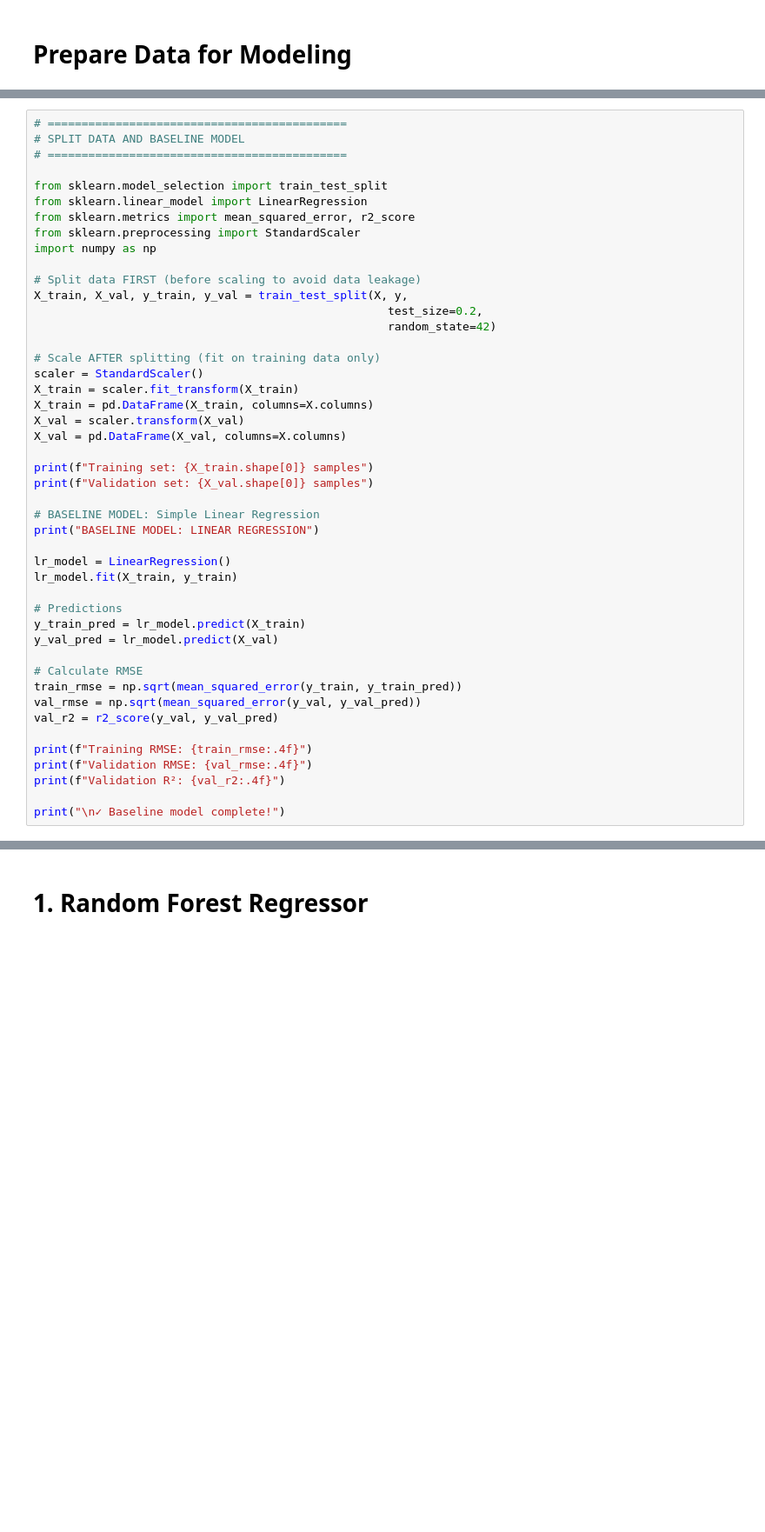
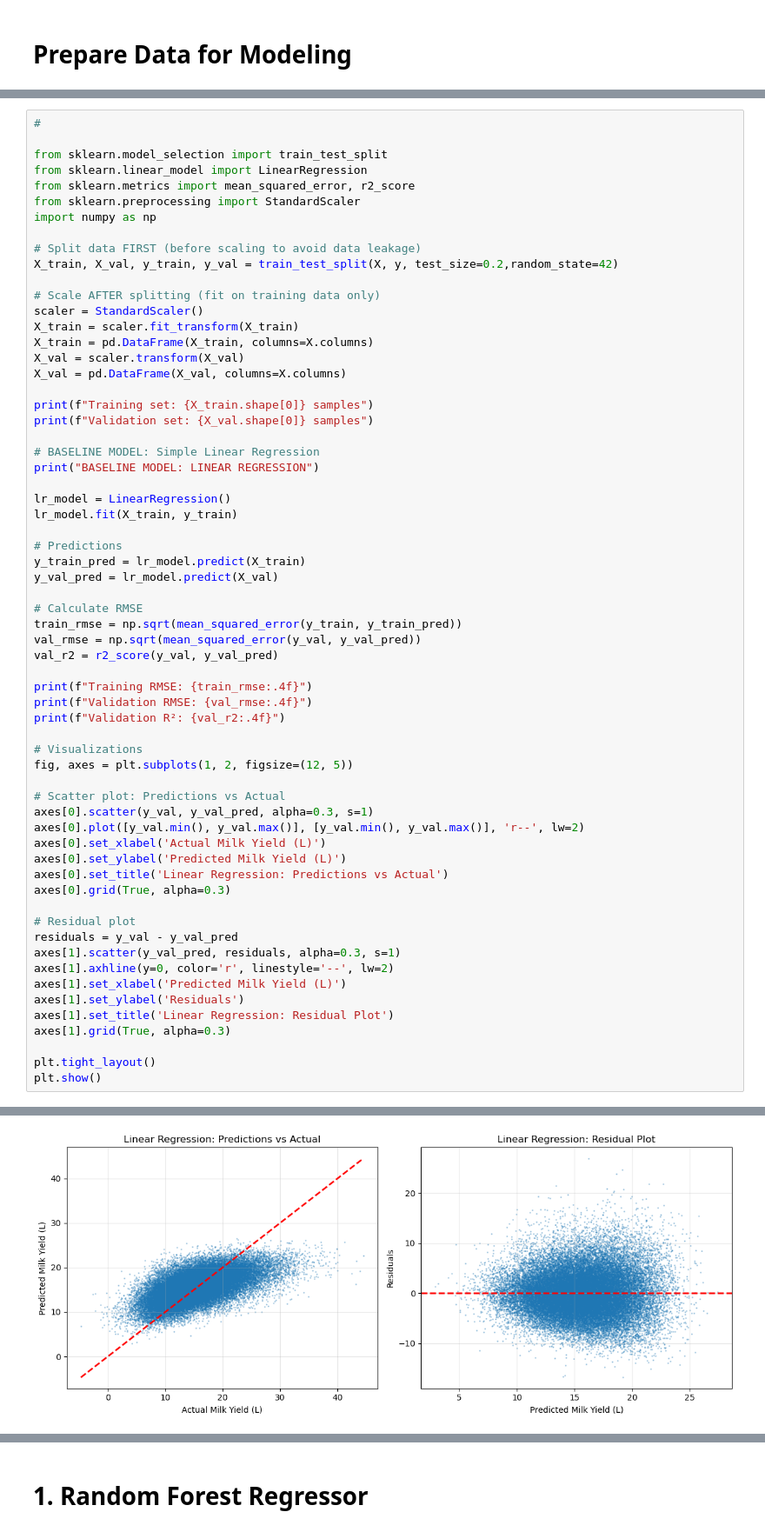
Before and after one commit to CarlosOlvera05/ML-Project-Cow-Milk, a Jupyter notebook: MLProject.ipynb, the cells around one changed output, grey strips where cells are left out. Shown at 87% size. Cells and saved outputs as stored; diff of their text form; blank space fills up the shorter version.

```diff
--- a/MLProject.ipynb
+++ b/MLProject.ipynb
@@ -1000,7 +641,5 @@ Target shape: (210000,)
 # %%
-# ============================================
-# SPLIT DATA AND BASELINE MODEL
-# ============================================
+#
 
 from sklearn.model_selection import train_test_split
 from sklearn.linear_model import LinearRegression
@@ -1009,9 +648,7 @@ from sklearn.preprocessing import StandardScaler
 import numpy as np
 
 # Split data FIRST (before scaling to avoid data leakage)
-X_train, X_val, y_train, y_val = train_test_split(X, y,
-                                                    test_size=0.2,
-                                                    random_state=42)
+X_train, X_val, y_train, y_val = train_test_split(X, y, test_size=0.2,random_state=42)
 
 # Scale AFTER splitting (fit on training data only)
 scaler = StandardScaler()
@@ -1042,7 +679,28 @@ print(f"Training RMSE: {train_rmse:.4f}")
 print(f"Validation RMSE: {val_rmse:.4f}")
 print(f"Validation R²: {val_r2:.4f}")
 
-print("\n✓ Baseline model complete!")
+# Visualizations
+fig, axes = plt.subplots(1, 2, figsize=(12, 5))
+
+# Scatter plot: Predictions vs Actual
+axes[0].scatter(y_val, y_val_pred, alpha=0.3, s=1)
+axes[0].plot([y_val.min(), y_val.max()], [y_val.min(), y_val.max()], 'r--', lw=2)
+axes[0].set_xlabel('Actual Milk Yield (L)')
+axes[0].set_ylabel('Predicted Milk Yield (L)')
+axes[0].set_title('Linear Regression: Predictions vs Actual')
+axes[0].grid(True, alpha=0.3)
+
+# Residual plot
+residuals = y_val - y_val_pred
+axes[1].scatter(y_val_pred, residuals, alpha=0.3, s=1)
+axes[1].axhline(y=0, color='r', linestyle='--', lw=2)
+axes[1].set_xlabel('Predicted Milk Yield (L)')
+axes[1].set_ylabel('Residuals')
+axes[1].set_title('Linear Regression: Residual Plot')
+axes[1].grid(True, alpha=0.3)
+
+plt.tight_layout()
+plt.show()
 # %% [output]
 Training set: 168000 samples
 Validation set: 42000 samples
@@ -1054,0 +711 @@ Validation R²: 0.3602
+[figure, added]
```
Also changed, not shown: parts of 91 cells of this notebook.
